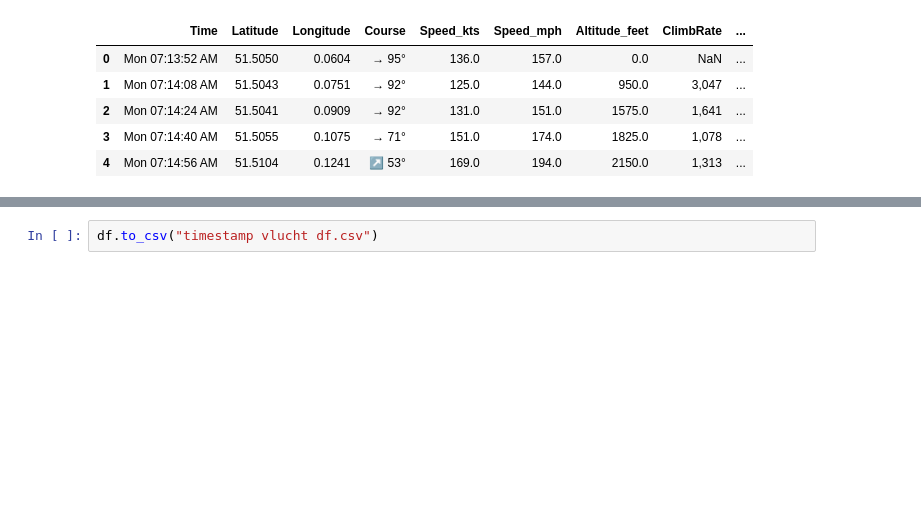
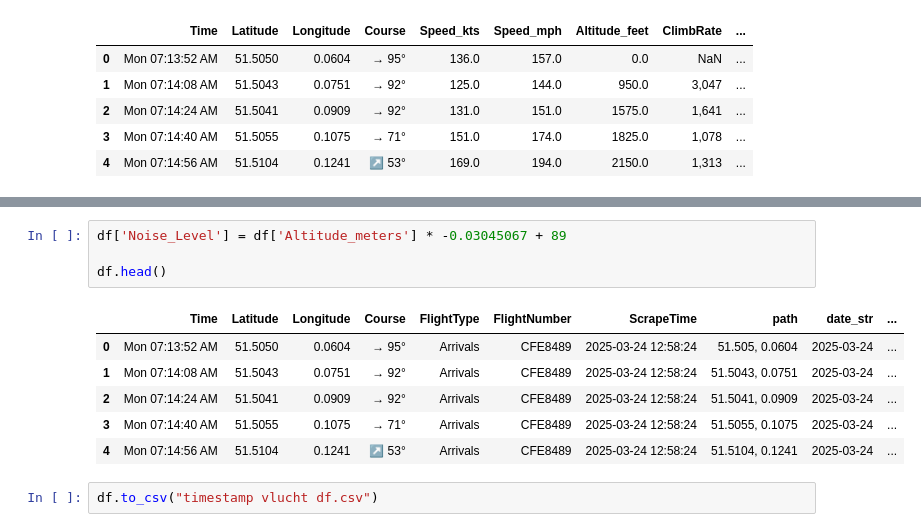
Before and after one commit to Quint-coding/Hackathon-master, a Jupyter notebook: Hackaton IDS.ipynb, the cells around one changed output, grey strips where cells are left out. Drawn from its saved outputs; the diff is of its cells as text; blank space fills up the shorter version.

```diff
--- a/Hackaton IDS.ipynb
+++ b/Hackaton IDS.ipynb
@@ -129,5 +129,16 @@ df.head(20)
 | 17 | Mon 07:19:39 AM | 51.7677 | 0.4026 | ↗ 32° | Arrivals | CFE8489 | 2025-03-24 12:58:24 | 51.7677, 0.4026 | 2025-03-24 | ... |
 | 18 | Mon 07:19:57 AM | 51.7835 | 0.4255 | ↗ 56° | Arrivals | CFE8489 | 2025-03-24 12:58:24 | 51.7835, 0.4255 | 2025-03-24 | ... |
 | 19 | Mon 07:20:13 AM | 51.7926 | 0.4567 | → 74° | Arrivals | CFE8489 | 2025-03-24 12:58:24 | 51.7926, 0.4567 | 2025-03-24 | ... |
+# %%
+df['Noise_Level'] = df['Altitude_meters'] * -0.03045067 + 89
+
+df.head()
+# %% [output]
+|  | Time | Latitude | Longitude | Course | FlightType | FlightNumber | ScrapeTime | path | date_str | ... |
+| 0 | Mon 07:13:52 AM | 51.5050 | 0.0604 | → 95° | Arrivals | CFE8489 | 2025-03-24 12:58:24 | 51.505, 0.0604 | 2025-03-24 | ... |
+| 1 | Mon 07:14:08 AM | 51.5043 | 0.0751 | → 92° | Arrivals | CFE8489 | 2025-03-24 12:58:24 | 51.5043, 0.0751 | 2025-03-24 | ... |
+| 2 | Mon 07:14:24 AM | 51.5041 | 0.0909 | → 92° | Arrivals | CFE8489 | 2025-03-24 12:58:24 | 51.5041, 0.0909 | 2025-03-24 | ... |
+| 3 | Mon 07:14:40 AM | 51.5055 | 0.1075 | → 71° | Arrivals | CFE8489 | 2025-03-24 12:58:24 | 51.5055, 0.1075 | 2025-03-24 | ... |
+| 4 | Mon 07:14:56 AM | 51.5104 | 0.1241 | ↗ 53° | Arrivals | CFE8489 | 2025-03-24 12:58:24 | 51.5104, 0.1241 | 2025-03-24 | ... |
 # %%
 df.to_csv("timestamp vlucht df.csv")
```
Also changed, not shown: 2 other files.
